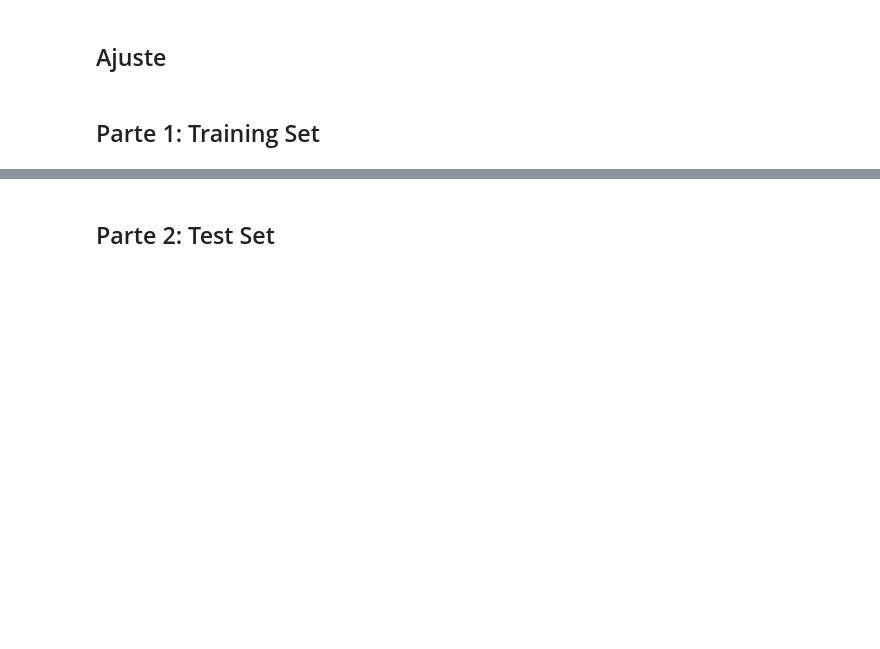
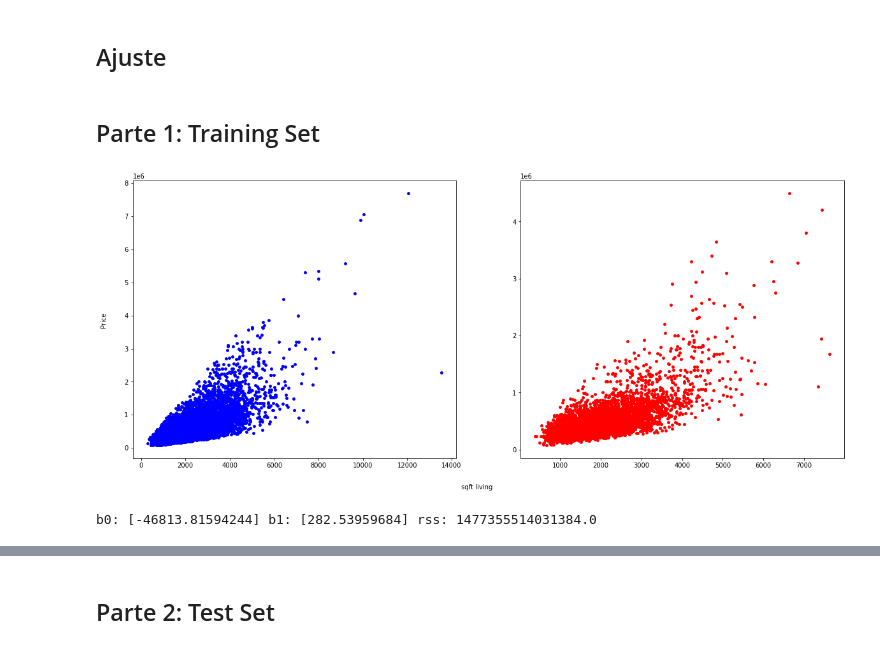
Before and after one commit to ojimenez-aeropost/AI-Cenfotec, a Jupyter notebook: posgrado-ai-master/Semana 1 - Regresion Lineal Simple/7-Practica-Semana-1.ipynb, the cells around one changed output, grey strips where cells are left out. Cells and saved outputs as stored; diff of their text form; code cells hidden in the pictures; blank space fills up the shorter version.

```diff
--- a/posgrado-ai-master/Semana 1 - Regresion Lineal Simple/7-Practica-Semana-1.ipynb
+++ b/posgrado-ai-master/Semana 1 - Regresion Lineal Simple/7-Practica-Semana-1.ipynb
@@ -36,15 +41,44 @@ data.head()
 # 2 [COMPLETE] (1pt)
 # - separe el dataset (data) en train (con 80%) y test set (con 20%) de los datos
 # y = precio, X = sqft_living
+
+# Se obtienen las variables X y Y
+x = data['sqft_living']
+y = data['price']
+
+# Se separan los datos de test y training
+x_train,x_test,y_train,y_test = train_test_split(x,y,test_size=0.20,random_state=30)
 # %%
 # 3 [COMPLETE] (3pt)
 # despliegue el train set y el test set con matplotlib. Despliegue los charts usando
 # scatter plots con puntos verdes para el training set y azules para el test set.
 # ambos charts deben desplegarse de forma horizonal (uno al lado del otro)
+fig, (fig1, fig2) = plt.subplots(1, 2, figsize=(20, 8))
+
+fig1.scatter(x_train.values,y_train.values,marker=".",s=60,c="blue")
+fig2.scatter(x_test.values,y_test.values,marker=".",s=60,c="red")
+
+fig.text(0.5, 0.04, 'sqft living', ha='center')
+fig.text(0.09, 0.5, 'Price', va='center', rotation='vertical')
+
+plt.show()
+# %% [output]
+[figure, added]
 # %%
 # 4 [COMPLETE] (2pt)
 # utilize Sklearn para generar el modelo de regresion lineal sobre el training set.
 # imprima el valor de los coeficientes
+x_reshaped = x_train.values.reshape(-1,1)
+y_reshaped = y_train.values.reshape(-1,1)
+model = LinearRegression().fit(x_reshaped, y_reshaped)
+
+b_1 = model.coef_[0]
+b_0 = model.intercept_
+rss = np.sum((y - b_0 - b_1 * x)**2)
+
+print("b0:",b_0, "b1:", b_1, "rss:", rss)
+# %% [output]
+b0: [-46813.81594244] b1: [282.53959684] rss: 1477355514031384.0
 # %%
 # 5 [COMPLETE] (2pt)
 # despliegue con Matplotlib el trainig set y el modelo (funcion de regresion) sobre
```
Also changed, not shown: parts of 2 cells of this notebook, 1 other file.
